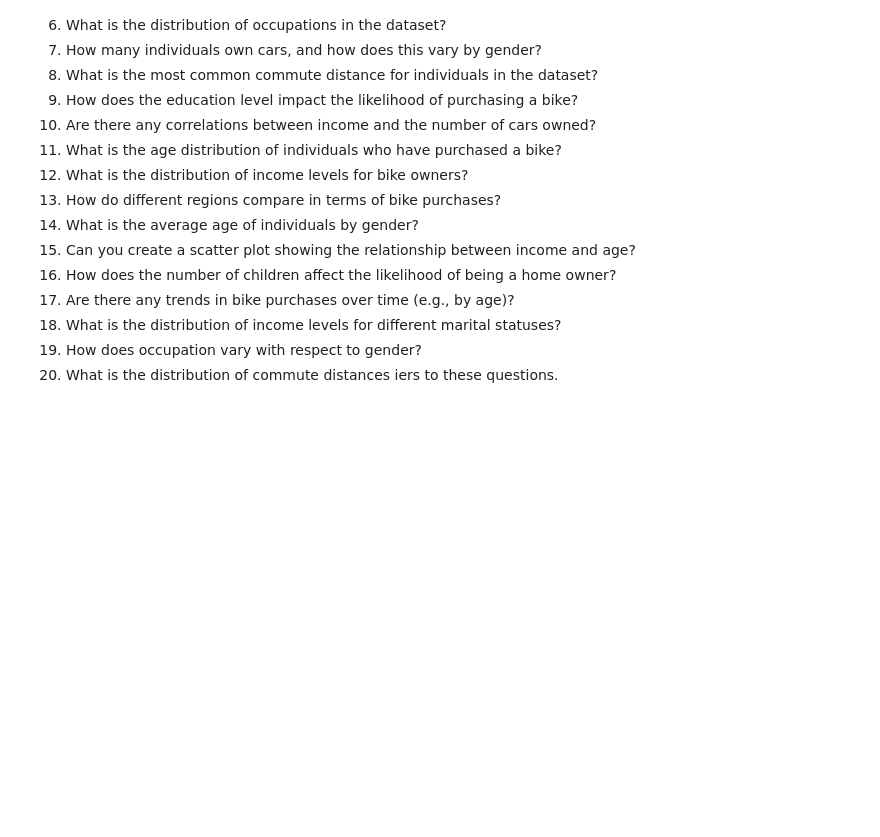
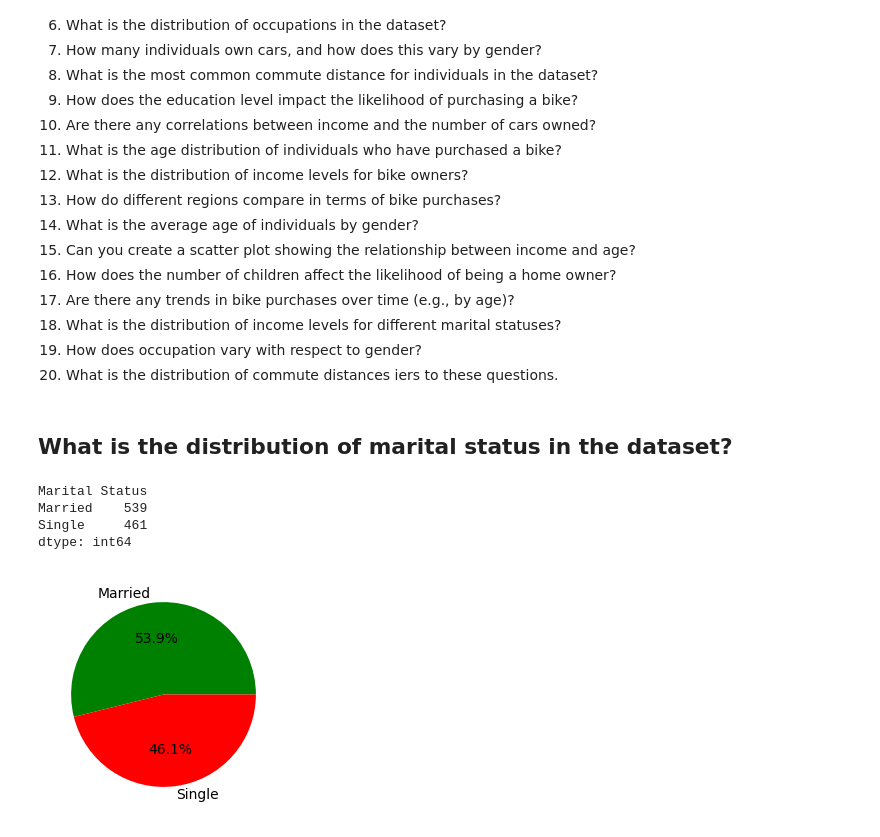
Before and after one commit to abhisunny2610/Data-Science, a Jupyter notebook: Visualization/Bike Buyers Anlys.ipynb, the cells around one changed output. Drawn from its saved outputs; the diff is of its cells as text; code cells hidden in the pictures; blank space fills up the shorter version.

Commit message:
Bike Buyer Visualization

```diff
--- a/Visualization/Bike Buyers Anlys.ipynb
+++ b/Visualization/Bike Buyers Anlys.ipynb
@@ -97,3 +97,20 @@ plt.hist(df["Income"])
 18. What is the distribution of income levels for different marital statuses?
 19. How does occupation vary with respect to gender?
 20. What is the distribution of commute distances iers to these questions.
+# %% [markdown]
+## What is the distribution of marital status in the dataset?
+# %%
+marital_group = df.groupby("Marital Status").size()
+marital_group
+# %% [output]
+Marital Status
+Married    539
+Single     461
+dtype: int64
+# %%
+fig, axes = plt.subplots(figsize=(3,3))
+
+axes.pie(marital_group, labels=marital_group.index, autopct='%1.1f%%', colors=["light", "red"])
+plt.show()
+# %% [output]
+[figure, added]
```
